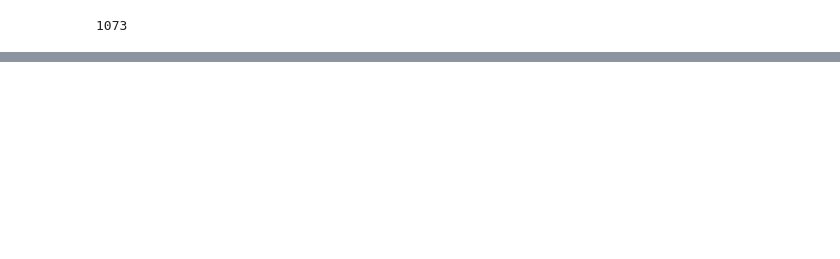
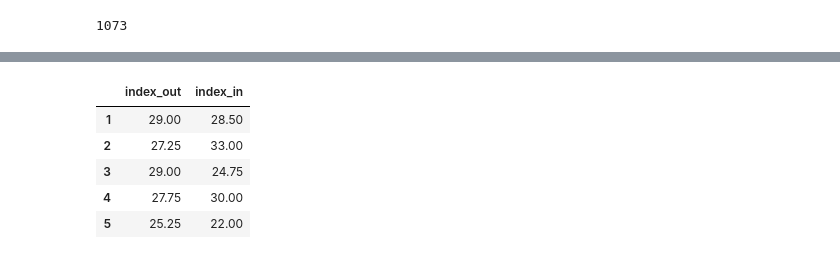
Before and after one commit to yirav/Learning, a Jupyter notebook: cfps2016.ipynb, the cells around one changed output, grey strips where cells are left out. Drawn from its saved outputs; the diff is of its cells as text; code cells hidden in the pictures; blank space fills up the shorter version.

```diff
--- a/cfps2016.ipynb
+++ b/cfps2016.ipynb
@@ -352,0 +342,14 @@ res7[['job_p','job_f']]=res7[['job_p','job_f']].apply(lambda x:x.replace(5,0))
+# %%
+# 流出指数index_out，流入指数index_in
+b=pd.DataFrame(np.zeros((5,2)),columns=['index_out','index_in'],index=range(1,6))
+for i in b.index:
+    b.loc[i,'index_out']=(sum_f[i]-a[i][i])/(len(b)-1)
+    b.loc[i,'index_in']=(sum_p[i]-a[i][i])/(len(b)-1)
+b
+# %% [output]
+|  | index_out | index_in |
+| 1 | 29.00 | 28.50 |
+| 2 | 27.25 | 33.00 |
+| 3 | 29.00 | 24.75 |
+| 4 | 27.75 | 30.00 |
+| 5 | 25.25 | 22.00 |
```
Also changed, not shown: parts of 50 cells of this notebook.
